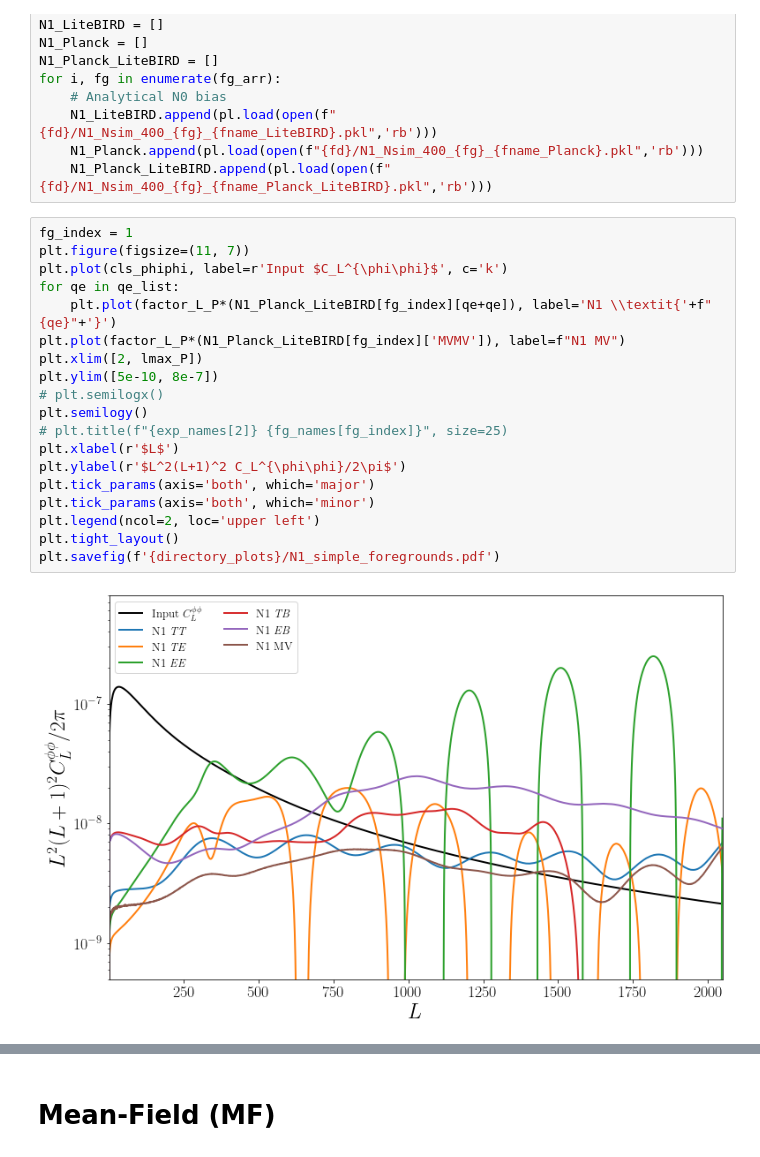
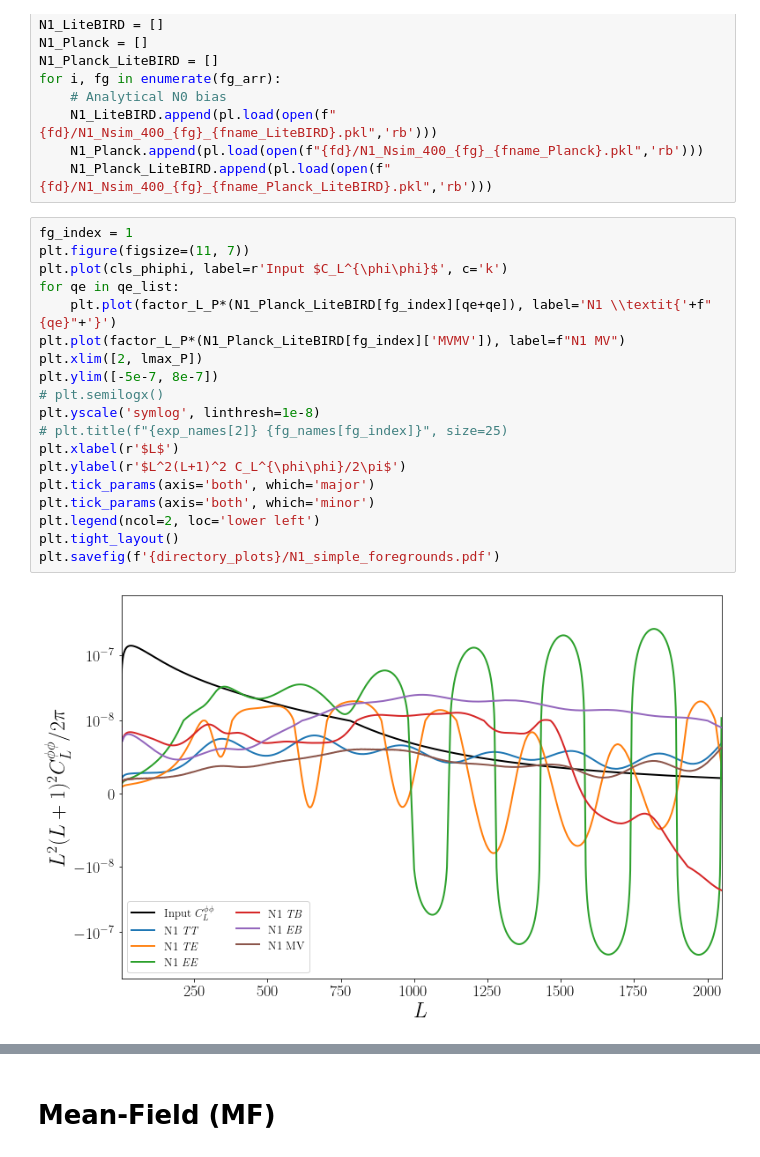
Before and after one commit to miguelrgranda/PlanckBIRD-lens, a Jupyter notebook: notebooks/bias_estimation_publish.ipynb, the cells around one changed output, grey strips where cells are left out. Saved outputs shown, nothing was run; the diff lists cells and outputs as text.

```diff
--- a/notebooks/bias_estimation_publish.ipynb
+++ b/notebooks/bias_estimation_publish.ipynb
@@ -331,21 +251,21 @@ for i, fg in enumerate(fg_arr):
 # %%
 fg_index = 1
 plt.figure(figsize=(11, 7))
 plt.plot(cls_phiphi, label=r'Input $C_L^{\phi\phi}$', c='k')
 for qe in qe_list:
     plt.plot(factor_L_P*(N1_Planck_LiteBIRD[fg_index][qe+qe]), label='N1 \\textit{'+f"{qe}"+'}')
 plt.plot(factor_L_P*(N1_Planck_LiteBIRD[fg_index]['MVMV']), label=f"N1 MV")
 plt.xlim([2, lmax_P])
-plt.ylim([5e-10, 8e-7])
+plt.ylim([-5e-7, 8e-7])
 # plt.semilogx()
-plt.semilogy()
+plt.yscale('symlog', linthresh=1e-8)
 # plt.title(f"{exp_names[2]} {fg_names[fg_index]}", size=25)
 plt.xlabel(r'$L$')
 plt.ylabel(r'$L^2(L+1)^2 C_L^{\phi\phi}/2\pi$')
 plt.tick_params(axis='both', which='major')
 plt.tick_params(axis='both', which='minor')
-plt.legend(ncol=2, loc='upper left')
+plt.legend(ncol=2, loc='lower left')
 plt.tight_layout()
 plt.savefig(f'{directory_plots}/N1_simple_foregrounds.pdf')
 # %% [output]
-[figure, old version]
+[figure, new version]
```
Also changed, not shown: parts of 11 cells of this notebook, 22 other files.
